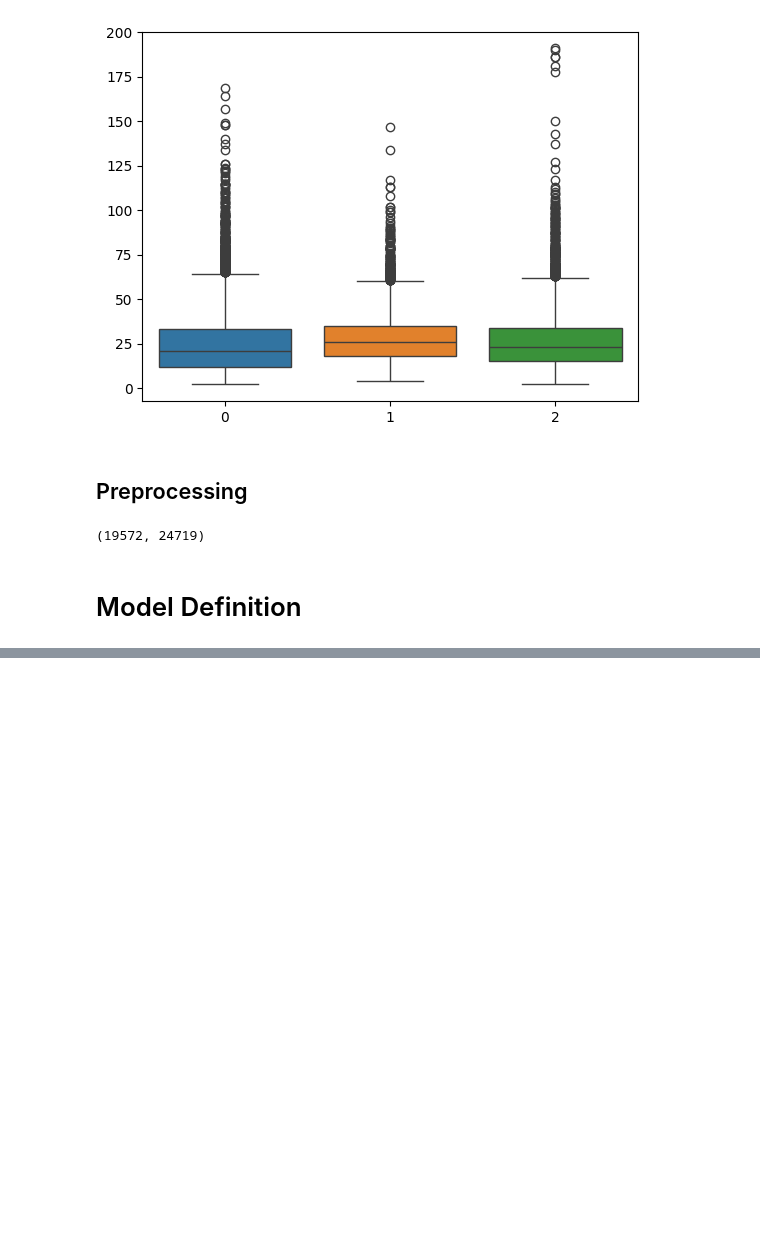
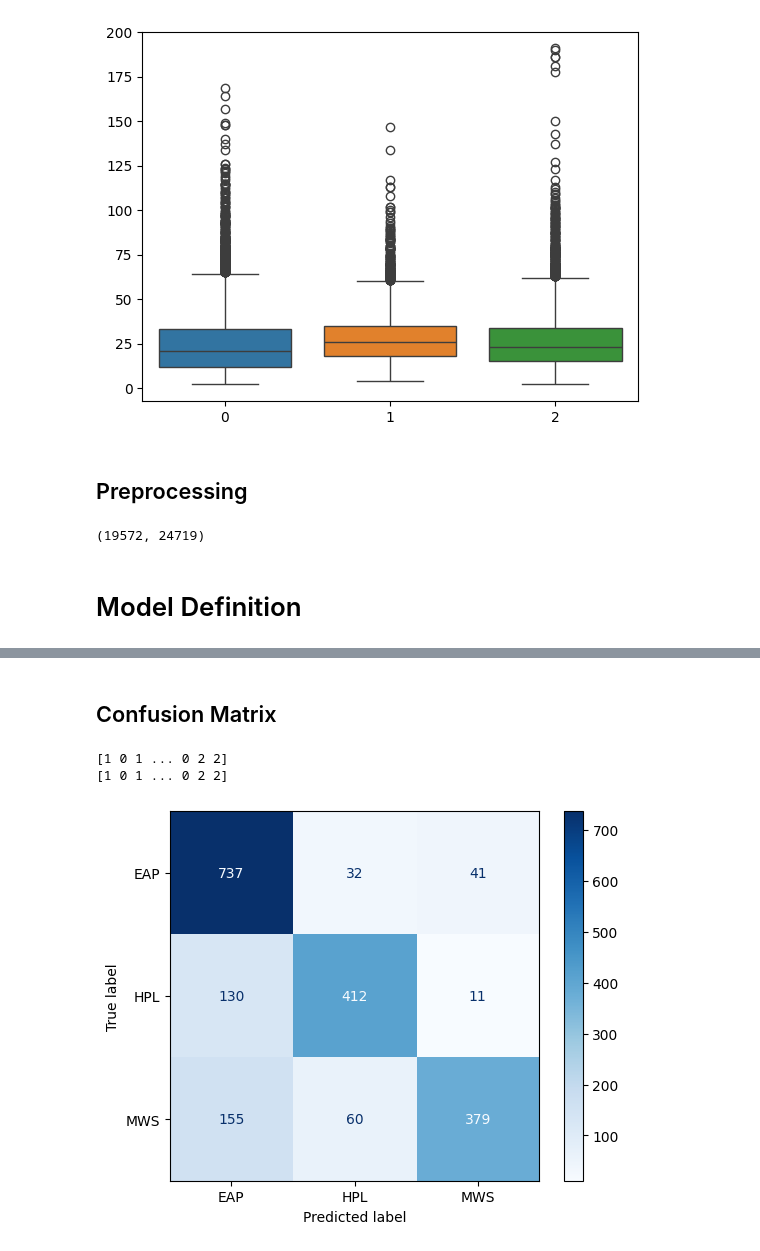
Before and after one commit to BrianStew/COSC325FinalProject, a Jupyter notebook: Visualization_and_Preprocessing.ipynb, the cells around one changed output, grey strips where cells are left out. Drawn from its saved outputs; the diff is of its cells as text; code cells hidden in the pictures; blank space fills up the shorter version.

Commit message:
Added Confusion Matrix

```diff
--- a/Visualization_and_Preprocessing.ipynb
+++ b/Visualization_and_Preprocessing.ipynb
@@ -209,0 +229,31 @@ ValueError: x and y must have same first dimension, but have shapes (20,) and (0
+# %% [markdown]
+## Confusion Matrix
+# %%
+from sklearn.metrics import confusion_matrix, classification_report, ConfusionMatrixDisplay
+y_pred = []
+y_actual = []
+for X_batch, y_batch in test_dataloader:
+    outputs = model(X_batch.cpu().detach())
+    y_actual.append(y_batch.cpu().detach().numpy())
+    y_pred.append(np.array(np.round(outputs.cpu().detach().numpy()), dtype=int))
+y_pred_encoded = np.zeros_like(y_pred)
+y_pred = np.array(y_pred)
+y_pred_encoded[np.arange(len(y_pred)), y_pred.argmax(1)] = 1
+
+# Get predicted index array
+pred_index_arr = np.argmax(y_pred_encoded, axis=1)
+print(pred_index_arr)
+
+# Get actual index array
+y_actual = np.array(y_actual)
+actual_index_arr = np.argmax(y_actual, axis=1)
+print(actual_index_arr)
+
+cm = confusion_matrix(actual_index_arr, pred_index_arr)
+disp = ConfusionMatrixDisplay(confusion_matrix=cm, display_labels=author_names)
+disp.plot(cmap=plt.cm.Blues)
+plt.show()
+# %% [output]
+[1 0 1 ... 0 2 2]
+[1 0 1 ... 0 2 2]
+[figure, added]
```
Also changed, not shown: parts of 5 cells of this notebook.
